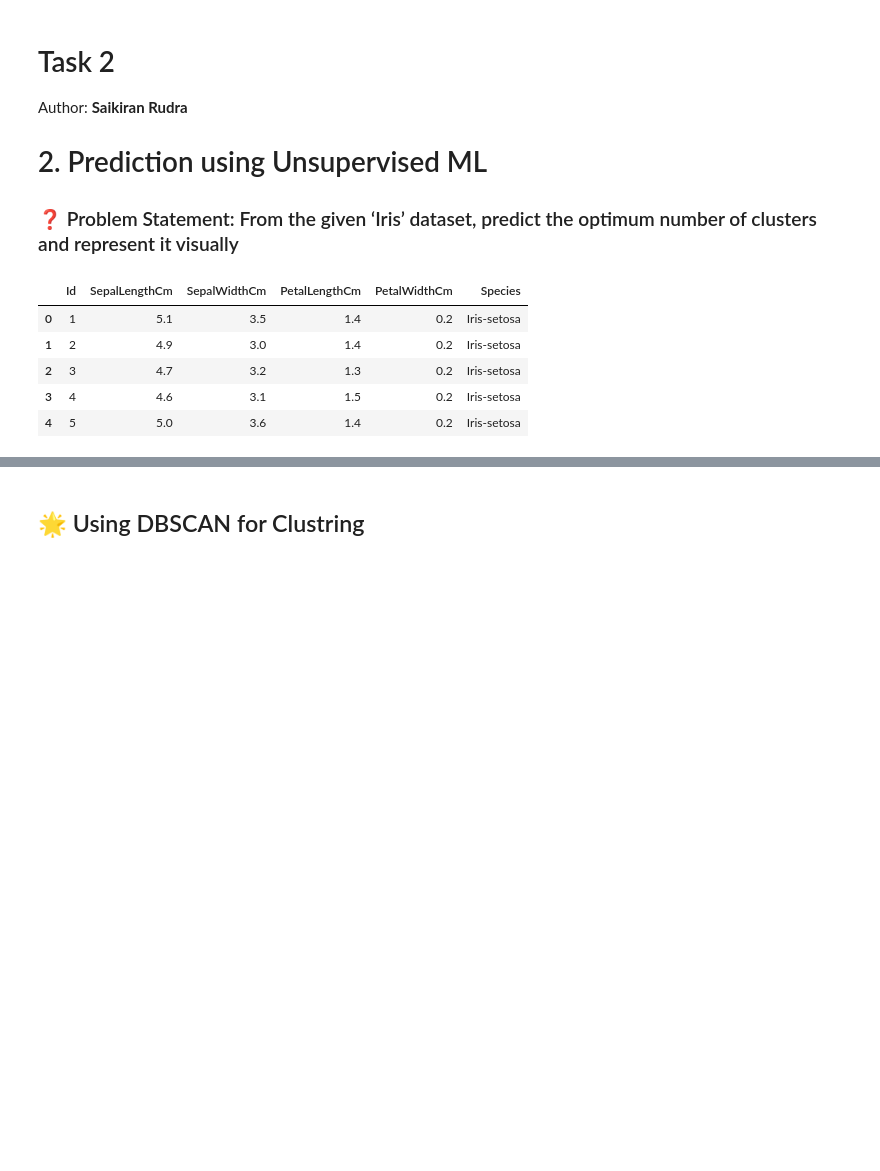
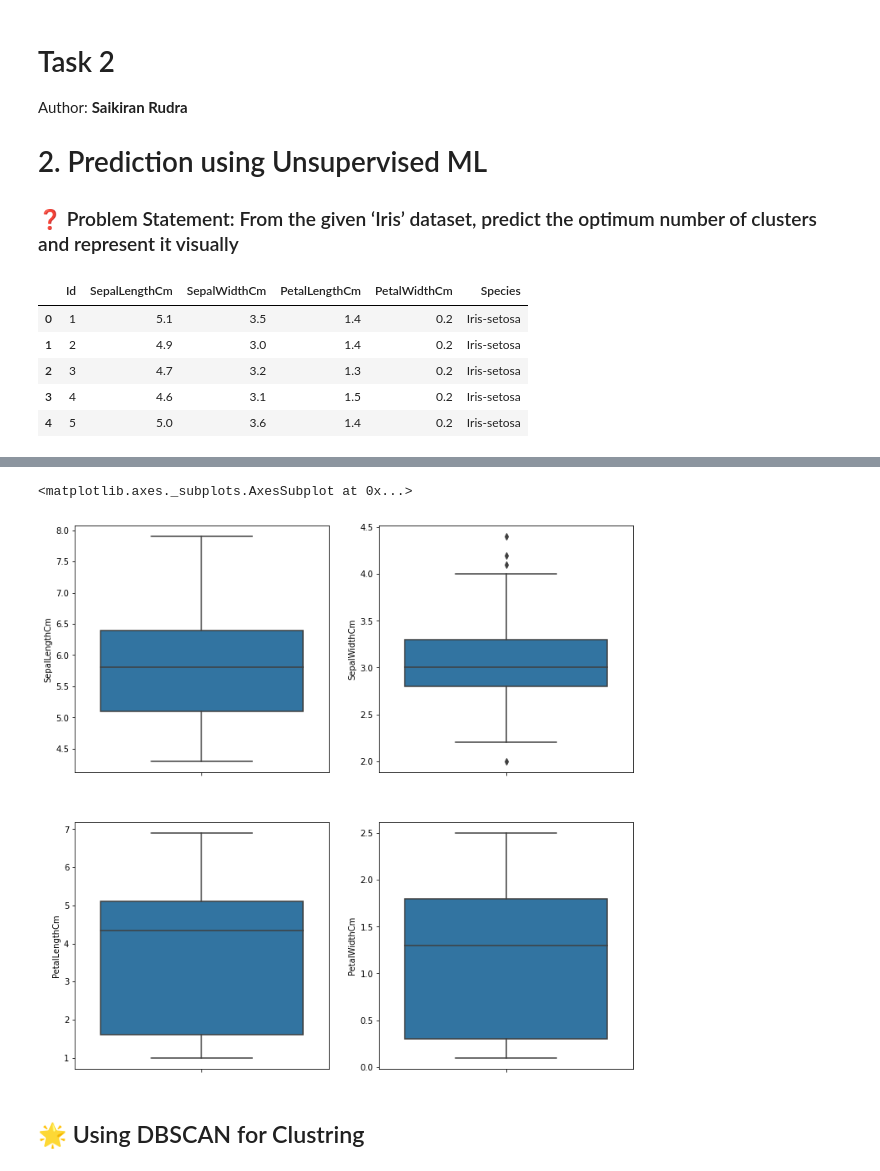
Before and after one commit to saikiranrudra/sparkfoundation, a Jupyter notebook: Task 2.ipynb, the cells around one changed output, grey strips where cells are left out. Drawn from its saved outputs; the diff is of its cells as text; code cells hidden in the pictures; blank space fills up the shorter version.

```diff
--- a/Task 2.ipynb
+++ b/Task 2.ipynb
@@ -67,3 +76,13 @@ for i in range(4):
+# %%
+fix, ax = plt.subplots(2,2, figsize=(12,12))
+
+sns.boxplot(y=X["SepalLengthCm"], ax=ax[0][0])
+sns.boxplot(y=X["SepalWidthCm"], ax=ax[0][1])
+sns.boxplot(y=X["PetalLengthCm"], ax=ax[1][0])
+sns.boxplot(y=X["PetalWidthCm"], ax=ax[1][1])
+# %% [output]
+<matplotlib.axes._subplots.AxesSubplot at 0x...>
+[figure, added]
 # %% [markdown]
 ## 🌟 Using DBSCAN for Clustring
 # %%
```
Also changed, not shown: parts of 7 cells of this notebook, 2 other files.
